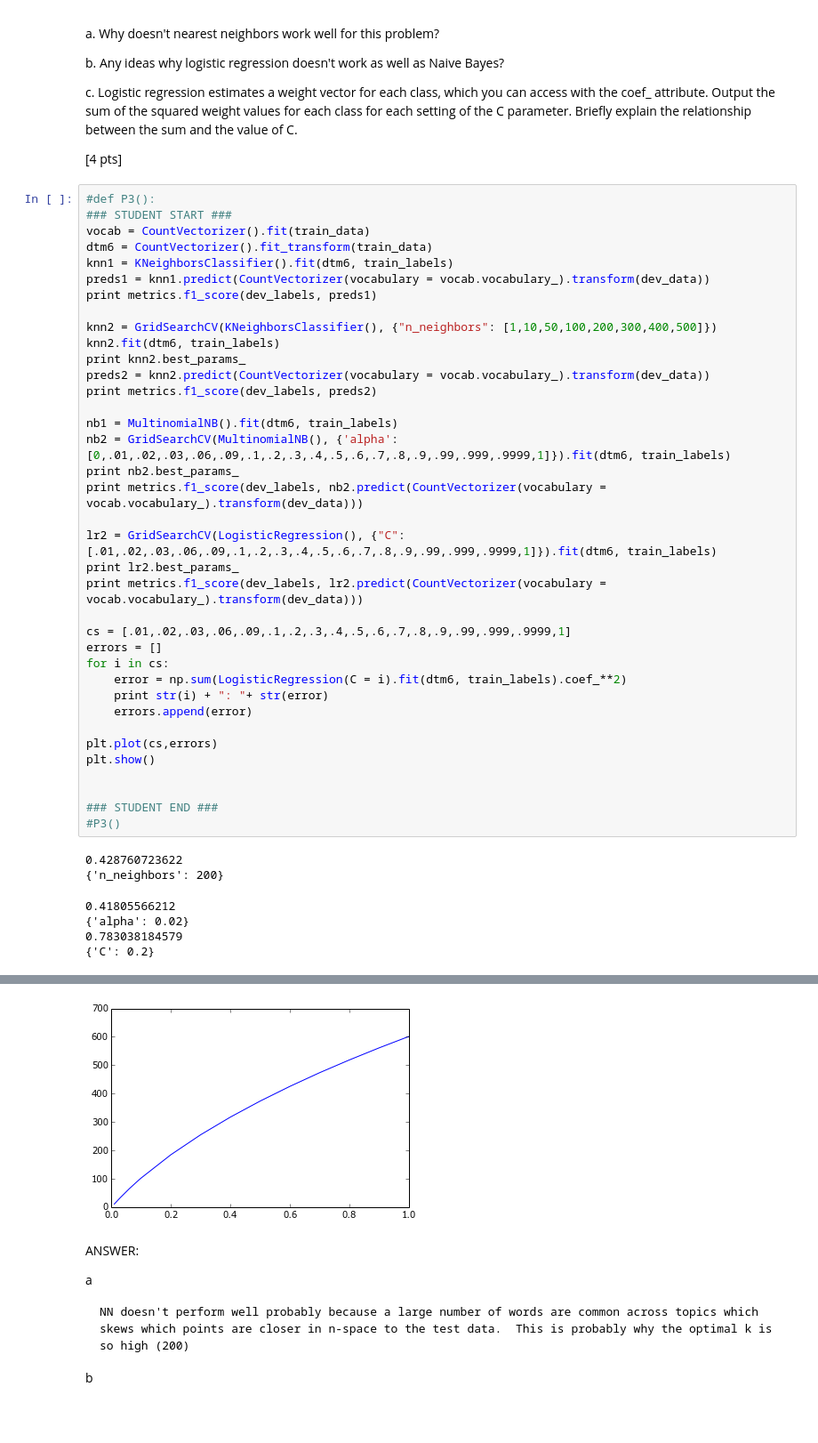
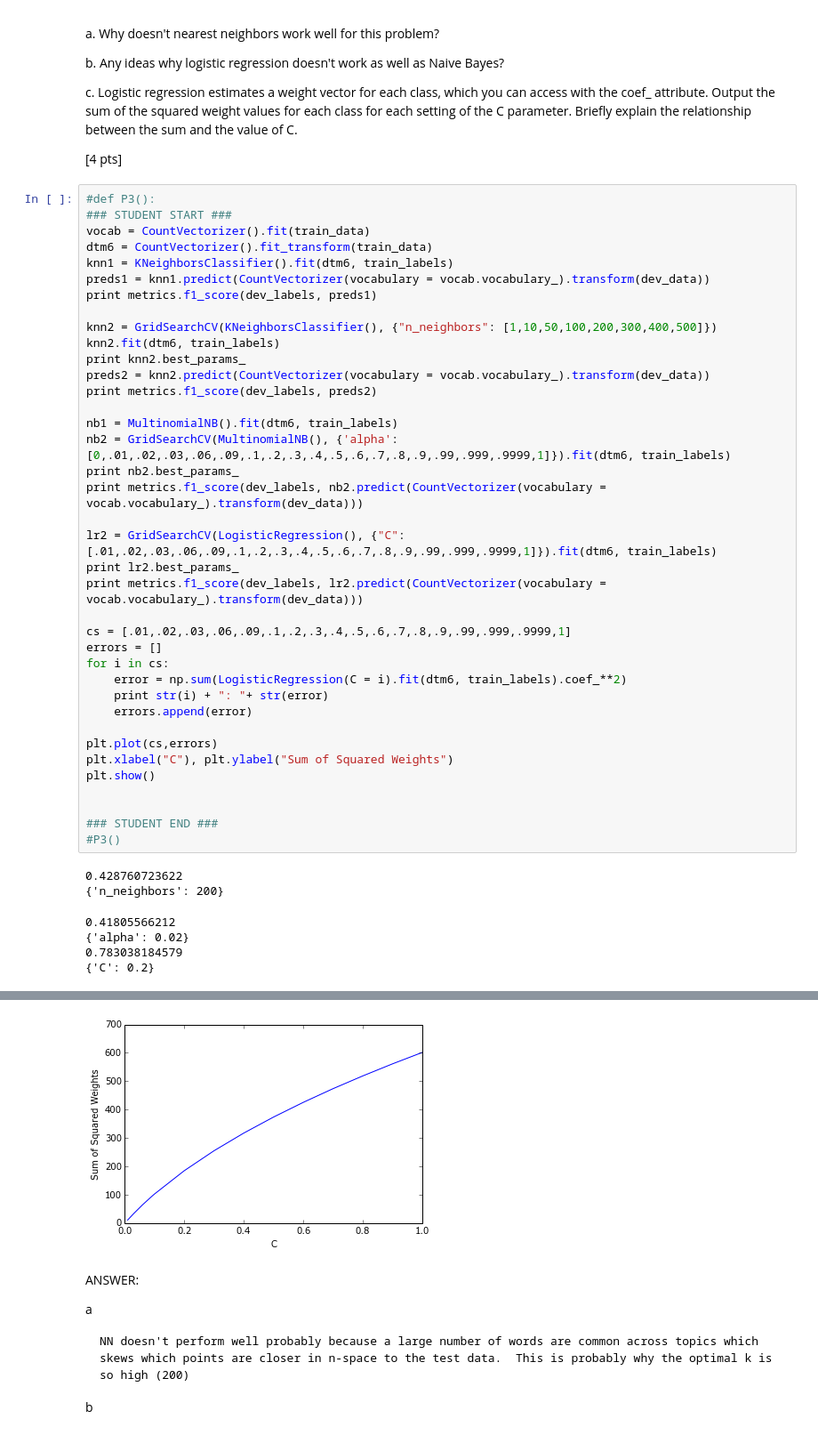
Before and after one commit to dails08/finna-be-avenger, a Jupyter notebook: chris_dailey_p2.ipynb, the cells around one changed output, grey strips where cells are left out. Shown at 89% size. Drawn from its saved outputs; the diff is of its cells as text.

```diff
--- a/chris_dailey_p2.ipynb
+++ b/chris_dailey_p2.ipynb
@@ -218,38 +218,39 @@ for i in cs:
     errors.append(error)
 
 plt.plot(cs,errors)
+plt.xlabel("C"), plt.ylabel("Sum of Squared Weights")
 plt.show()
 
 
 ### STUDENT END ###
 #P3()
 # %% [output]
 0.428760723622
 {'n_neighbors': 200}
 0.41805566212
 {'alpha': 0.02}
 0.783038184579
 {'C': 0.2}
 0.705873369398
 0.01: 10.593556445
 0.02: 21.956254551
 0.03: 33.0393219794
 0.06: 64.3331854129
 0.09: 93.1262746
 0.1: 102.26969454
 0.2: 184.463190698
 0.3: 254.837941548
 0.4: 317.218390612
 0.5: 373.674537356
 0.6: 425.562758435
 0.7: 473.821757314
 0.8: 518.822415481
 0.9: 561.392655267
 0.99: 597.635534781
 0.999: 600.795779156
 0.9999: 601.45122217
 1: 601.580895746
-[figure, old version]
+[figure, new version]
 # %% [markdown]
 ANSWER:
 
```
Also changed, not shown: parts of 5 cells of this notebook.
